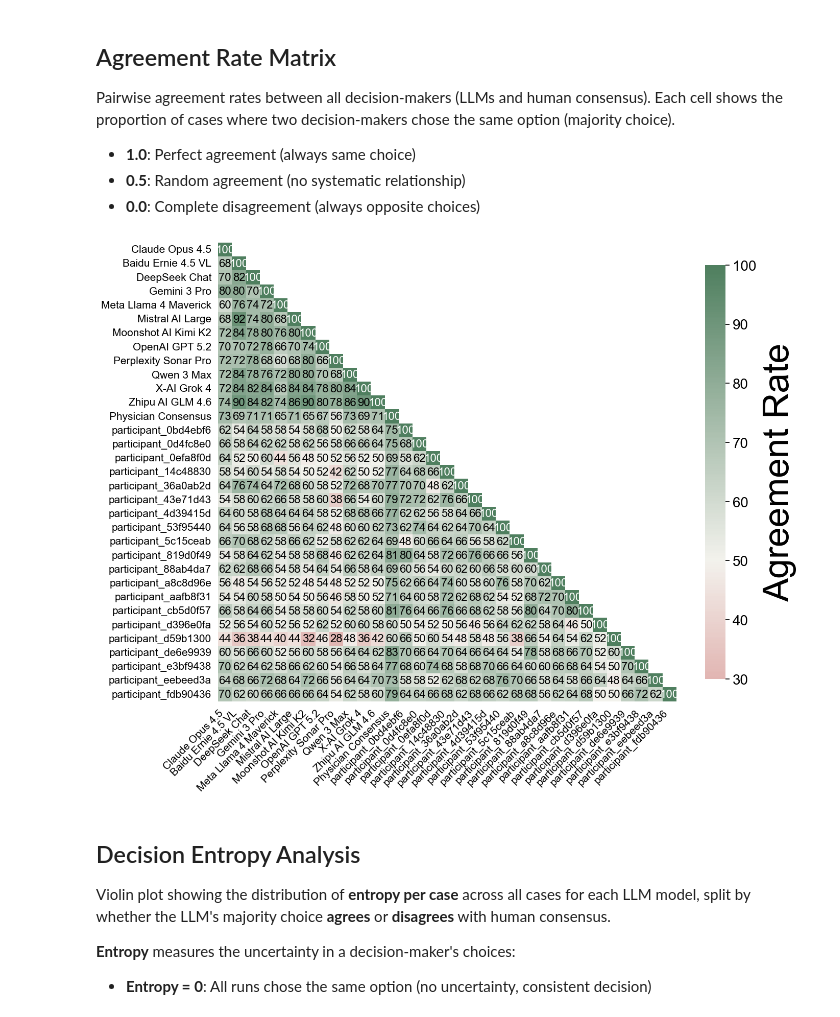
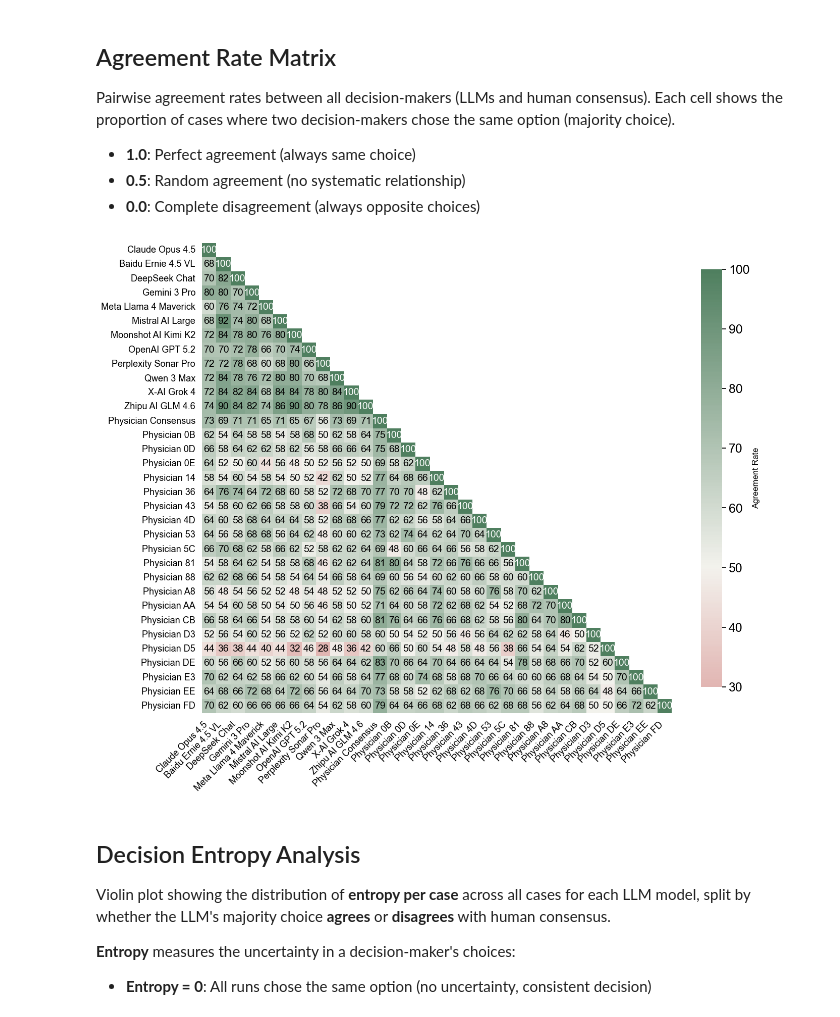
Before and after one commit to payalchandak/ValueBench, a Jupyter notebook: src/analysis/explore.ipynb, the cells around one changed output. Cells and saved outputs as stored; diff of their text form; code cells hidden in the pictures.

```diff
--- a/src/analysis/explore.ipynb
+++ b/src/analysis/explore.ipynb
@@ -4,6 +4,10 @@
 This notebook visualizes LLM decision-making patterns on ethical dilemmas, analyzing how models weigh different values (autonomy, beneficence, nonmaleficence, justice).
 # %%
 # Setup: imports and data loading
+DIR = "/Users/payalchandak/Desktop/HVP Preprint/ValueBench"
+import os
+os.chdir(DIR)
+
 import numpy as np
 import pandas as pd
 import seaborn as sns
@@ -26,7 +30,7 @@ from src.analysis import (
 from src.response_models.case import VALUE_NAMES
 
 from pathlib import Path
-LLM_DIR = Path.cwd().parent.parent / "data" / "llm_decisions" / "physician_recommendation"
+LLM_DIR = Path(DIR) / "data" / "llm_decisions" / "physician_recommendation"
 # "aligned_recommendation" # after steering
 
 # Dictionary to map model/participant IDs to readable display names
@@ -62,6 +66,8 @@ def get_display_name(model_id):
     if short_name in MODEL_DISPLAY_NAMES:
         return MODEL_DISPLAY_NAMES[short_name]
     # Fallback to short name if not in dictionary
+    if model_id.startswith("human/"):
+        return "Physician " + model_id.split("/")[-1].split("_")[1][:2].upper()
     return short_name
 
 # Configure plotting style
@@ -418,7 +424,7 @@ Direct comparison between models across all value dimensions. When multiple mode
 # Model comparison: individual radar charts for each model
 # Include LLMs, human consensus, and individual human participants
 # LLM models first (alphabetically), then human consensus and participants
-all_models_for_radar = [HUMAN_CONSENSUS] + human_participants + sorted(llm_models)
+all_models_for_radar = sorted(llm_models)  #[HUMAN_CONSENSUS] + human_participants + sorted(llm_models)
 if len(all_models_for_radar) >= 1:
     # Axis order: Autonomy → Beneficence → Nonmaleficence → Justice (clockwise)
     values = [v.capitalize() for v in VALUE_NAMES]
@@ -626,39 +632,39 @@ for label in ax.get_xticklabels():
 for label in ax.get_yticklabels():
     label.set_color('black')
 
 # Set colorbar label and tick colors to black
 # Get colorbar from the figure (seaborn stores it as the last axes)
 if len(fig.axes) > 1:
     cbar_ax = fig.axes[-1]
     cbar_ax.yaxis.label.set_color('black')
-    cbar_ax.tick_params(colors='black', labelsize=20)
+    cbar_ax.tick_params(colors='black', labelsize=18)
     # Set all text in colorbar to black
     for text in cbar_ax.texts:
         text.set_color('black')
     # Also set the label text color
-    cbar_ax.set_ylabel('Agreement Rate', color='black', fontsize=50, labelpad=10)
+    # cbar_ax.set_ylabel('Agreement Rate', color='black', fontsize=50, labelpad=10)
 
 # Set annotation text colors to black (except 100 values)
 for text in heatmap.texts:
     if text.get_text() != '100':
         text.set_color('black')
-    text.set_fontsize(16)
+    text.set_fontsize(14)
 
 ax.set_title("")
 ax.set_xlabel("")
 ax.set_ylabel("")
 
 # Rotate x-axis labels for readability
 plt.xticks(rotation=45, ha='right')
 plt.yticks(rotation=0)
 
-ax.set_xticklabels(ax.get_xticklabels(), fontsize=15)
-ax.set_yticklabels(ax.get_yticklabels(), fontsize=15)
+ax.set_xticklabels(ax.get_xticklabels(), fontsize=13)
+ax.set_yticklabels(ax.get_yticklabels(), fontsize=13)
 
 plt.tight_layout()
 plt.show()
 # %% [output]
-[figure, old version]
+[figure, new version]
 # %% [markdown]
 ## Decision Entropy Analysis
 
```
Also changed, not shown: parts of 3 cells of this notebook.
